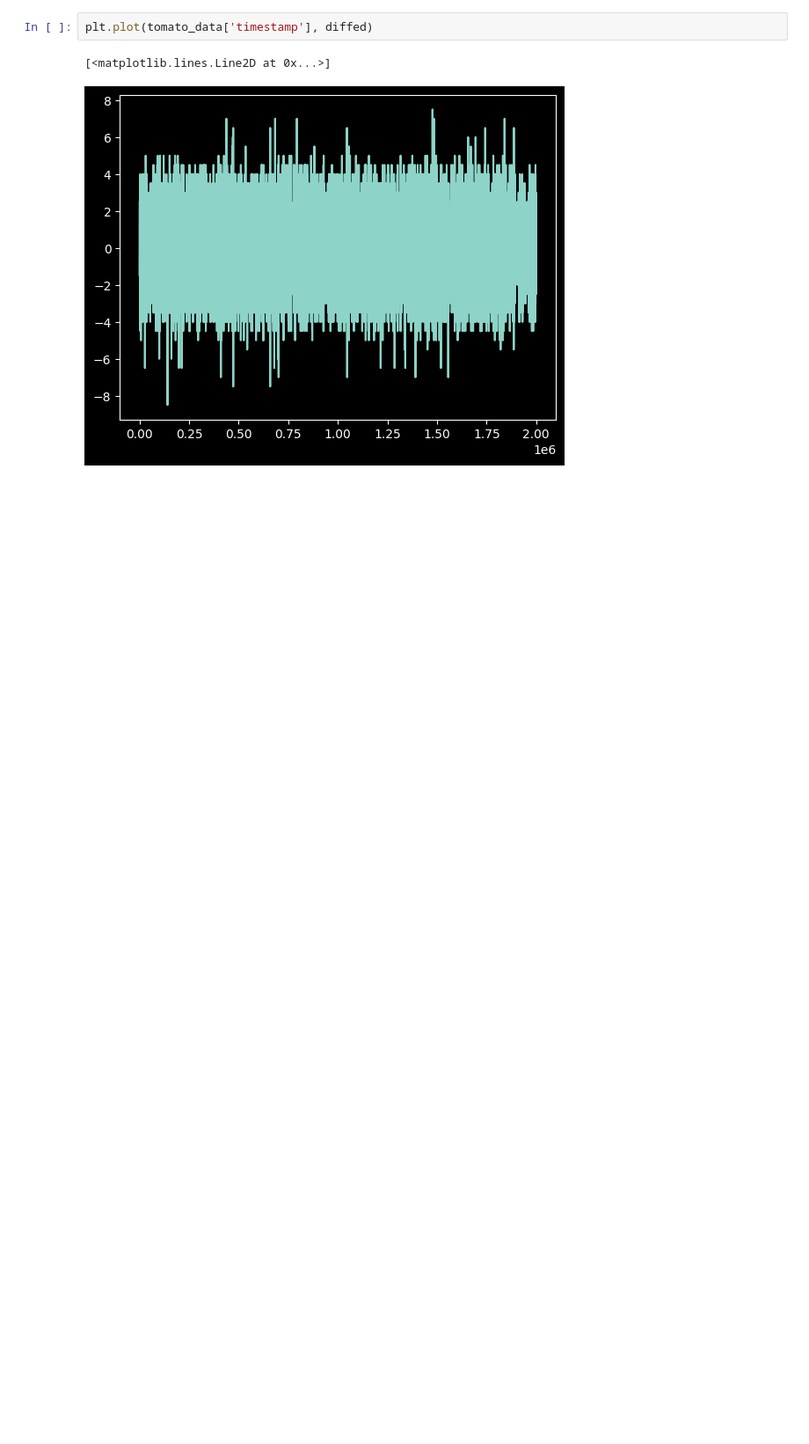
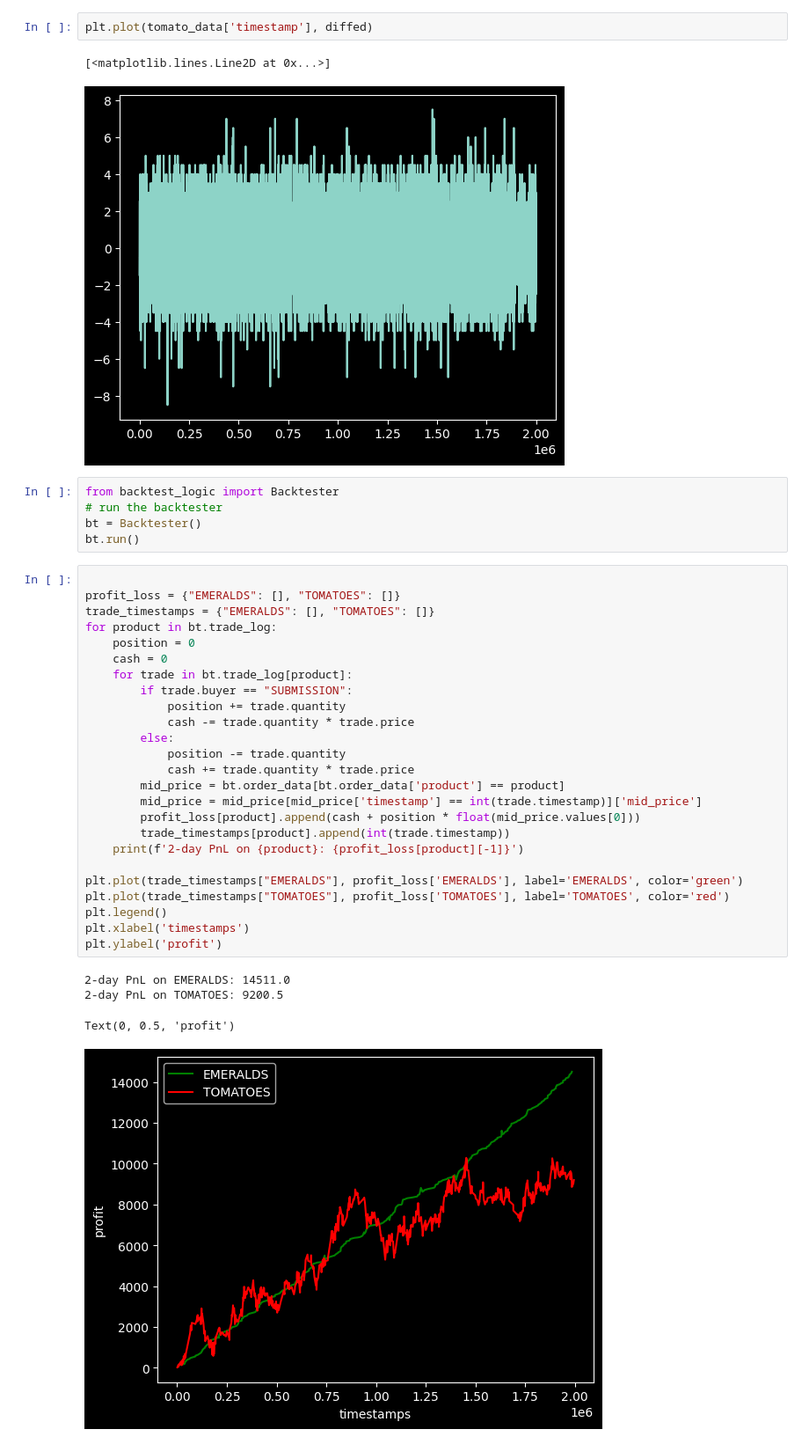
Before and after one commit to ian6234/prosperity-4, a Jupyter notebook: round-0-analysis.ipynb, the cells around one changed output. Shown at 88% size. Cells and saved outputs as stored; diff of their text form; blank space fills up the shorter version.

```diff
--- a/round-0-analysis.ipynb
+++ b/round-0-analysis.ipynb
@@ -56,3 +56,38 @@ plt.plot(tomato_data['timestamp'], diffed)
 # %% [output]
 [<matplotlib.lines.Line2D at 0x...>]
 [figure]
+# %%
+from backtest_logic import Backtester
+# run the backtester
+bt = Backtester()
+bt.run()
+# %%
+
+profit_loss = {"EMERALDS": [], "TOMATOES": []}
+trade_timestamps = {"EMERALDS": [], "TOMATOES": []}
+for product in bt.trade_log:
+    position = 0
+    cash = 0
+    for trade in bt.trade_log[product]:
+        if trade.buyer == "SUBMISSION":
+            position += trade.quantity
+            cash -= trade.quantity * trade.price
+        else:
+            position -= trade.quantity
+            cash += trade.quantity * trade.price
+        mid_price = bt.order_data[bt.order_data['product'] == product]
+        mid_price = mid_price[mid_price['timestamp'] == int(trade.timestamp)]['mid_price']
+        profit_loss[product].append(cash + position * float(mid_price.values[0]))
+        trade_timestamps[product].append(int(trade.timestamp))
+    print(f'2-day PnL on {product}: {profit_loss[product][-1]}')
+
+plt.plot(trade_timestamps["EMERALDS"], profit_loss['EMERALDS'], label='EMERALDS', color='green')
+plt.plot(trade_timestamps["TOMATOES"], profit_loss['TOMATOES'], label='TOMATOES', color='red')
+plt.legend()
+plt.xlabel('timestamps')
+plt.ylabel('profit')
+# %% [output]
+2-day PnL on EMERALDS: 14511.0
+2-day PnL on TOMATOES: 9200.5
+Text(0, 0.5, 'profit')
+[figure, added]
```
Also changed, not shown: 3 other files.
